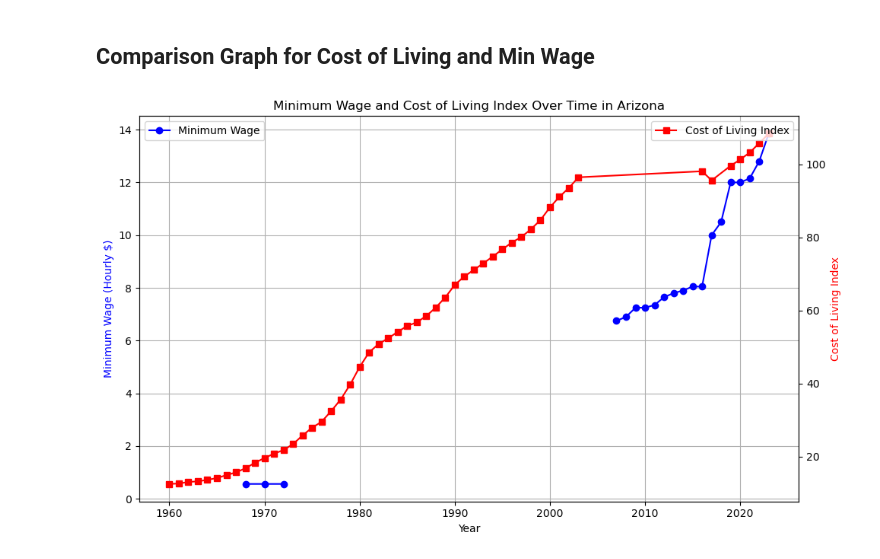
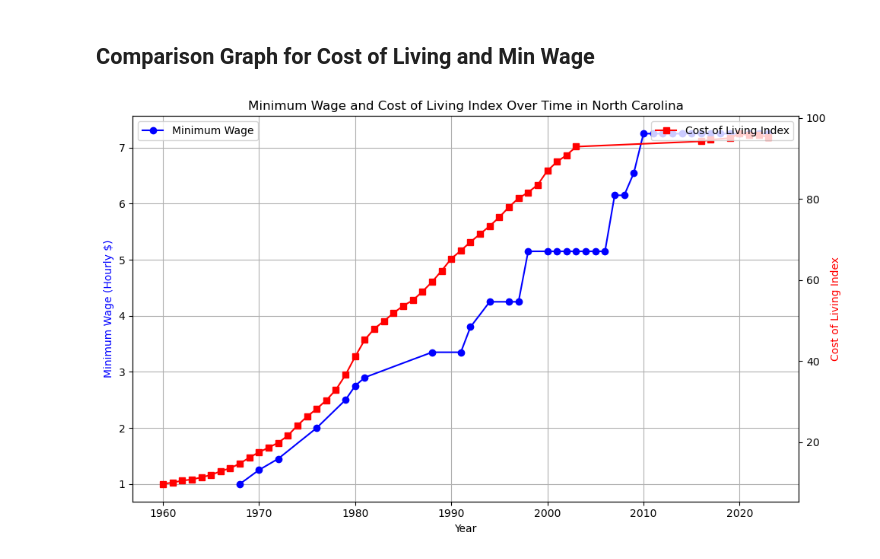
Before and after one commit to zodakzach/cost-index-vs-min-wage, a Jupyter notebook: Final_Project.ipynb, the cells around one changed output. Cells and saved outputs as stored; diff of their text form; code cells hidden in the pictures.

```diff
--- a/Final_Project.ipynb
+++ b/Final_Project.ipynb
@@ -209,7 +209,7 @@ plot_min_wage_by_state('Arizona')
 import pandas as pd
 
 # Load the CSV file into a pandas DataFrame
-data = pd.read_csv("Data/cost_index_data.csv")
+data = pd.read_csv("public/data/cost_index_data.csv")
 
 # Filter rows where the indicator is "Cost of Living Index"
 cost_of_living_data = data[data['indicator'] == 'Cost of Living Index']
@@ -228,7 +228,7 @@ clean_data = pd.DataFrame({
 clean_data = clean_data[~clean_data['Date'].str.contains('Q')]
 
 # Save the clean data to a new CSV file
-clean_data.to_csv("Data/clean_cost_index_data.csv", index=False)
+clean_data.to_csv("public/data/clean_cost_index_data.csv", index=False)
 # %% [markdown]
 ## Graph Clean Cost Index Data
 # %%
@@ -274,7 +274,7 @@ import matplotlib.pyplot as plt
 
 def plot_min_wage_and_cost_of_living(location):
     # Read the cleaned minimum wage data from the CSV file
-    min_wage_data = pd.read_csv("Data/clean_min_wage_data.csv")
+    min_wage_data = pd.read_csv("public/data/clean_min_wage_data.csv")
 
     # Drop rows where there is no minimum wage data
     min_wage_data = min_wage_data.dropna(subset=min_wage_data.columns[1:], how='all')
@@ -288,7 +288,7 @@ def plot_min_wage_and_cost_of_living(location):
     min_wage_state_data = min_wage_data[min_wage_data['State or otherjurisdiction'] == location].iloc[:, 1:]
 
     # Read the cleaned cost of living index data from the CSV file
-    cost_of_living_data = pd.read_csv("Data/clean_cost_index_data.csv")
+    cost_of_living_data = pd.read_csv("public/data/clean_cost_index_data.csv")
 
     # Filter data for the specified location
     location_data = cost_of_living_data[cost_of_living_data['Location'] == location]
@@ -298,32 +298,32 @@ def plot_min_wage_and_cost_of_living(location):
 
     # Plot both minimum wage and cost of living index on the same graph
     fig, ax1 = plt.subplots(figsize=(10, 6))
 
     # Plot minimum wage data
     ax1.plot(min_wage_state_data.columns.astype(int), min_wage_state_data.values.flatten(), color='b', marker='o', linestyle='-', label='Minimum Wage')
     ax1.set_xlabel('Year')
     ax1.set_ylabel('Minimum Wage (Hourly $)', color='b')
 
     # Plot cost of living index
     ax2 = ax1.twinx()
     ax2.plot(location_data['Date'], location_data['Value'], color='r', marker='s', linestyle='-', label='Cost of Living Index')
     ax2.set_ylabel('Cost of Living Index', color='r')
 
     # Set title and grid
     plt.title(f'Minimum Wage and Cost of Living Index Over Time in {location}')
     ax1.grid(True)
 
     # Show legend
     ax1.legend(loc='upper left')
     ax2.legend(loc='upper right')
 
     # Rotate x-axis labels for better readability
     plt.xticks(rotation=45)
 
     plt.tight_layout()
     plt.show()
 
 # Example usage
-plot_min_wage_and_cost_of_living("Arizona")
+plot_min_wage_and_cost_of_living("North Carolina")
 # %% [output]
-[figure, old version]
+[figure, new version]
```
Also changed, not shown: parts of 4 cells of this notebook, 15 other files.
